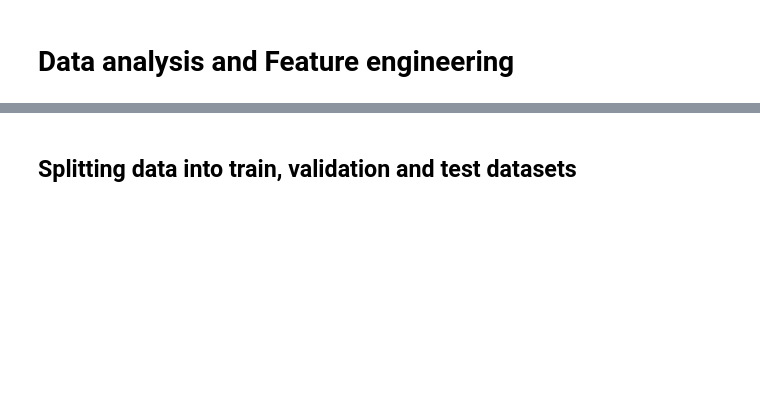
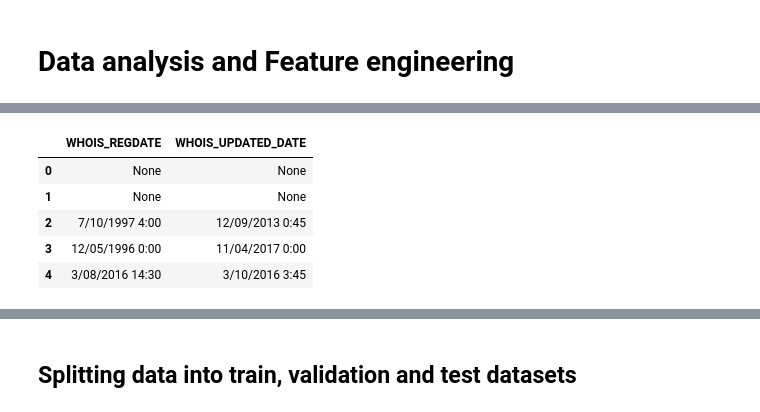
Before and after one commit to Jonkil/ML-project-2021-ESIEE, a Jupyter notebook: notebook_2.ipynb, the cells around one changed output, grey strips where cells are left out. Saved outputs shown, nothing was run; the diff lists cells and outputs as text; code cells hidden in the pictures; blank space fills up the shorter version.

```diff
--- a/notebook_2.ipynb
+++ b/notebook_2.ipynb
@@ -316,0 +215,9 @@ df_train.corr()
+# %%
+df_train[['WHOIS_REGDATE', 'WHOIS_UPDATED_DATE']].head()
+# %% [output]
+|  | WHOIS_REGDATE | WHOIS_UPDATED_DATE |
+| 0 | None | None |
+| 1 | None | None |
+| 2 | 7/10/1997 4:00 | 12/09/2013 0:45 |
+| 3 | 12/05/1996 0:00 | 11/04/2017 0:00 |
+| 4 | 3/08/2016 14:30 | 3/10/2016 3:45 |
```
Also changed, not shown: parts of 33 cells of this notebook, 1 other file.
